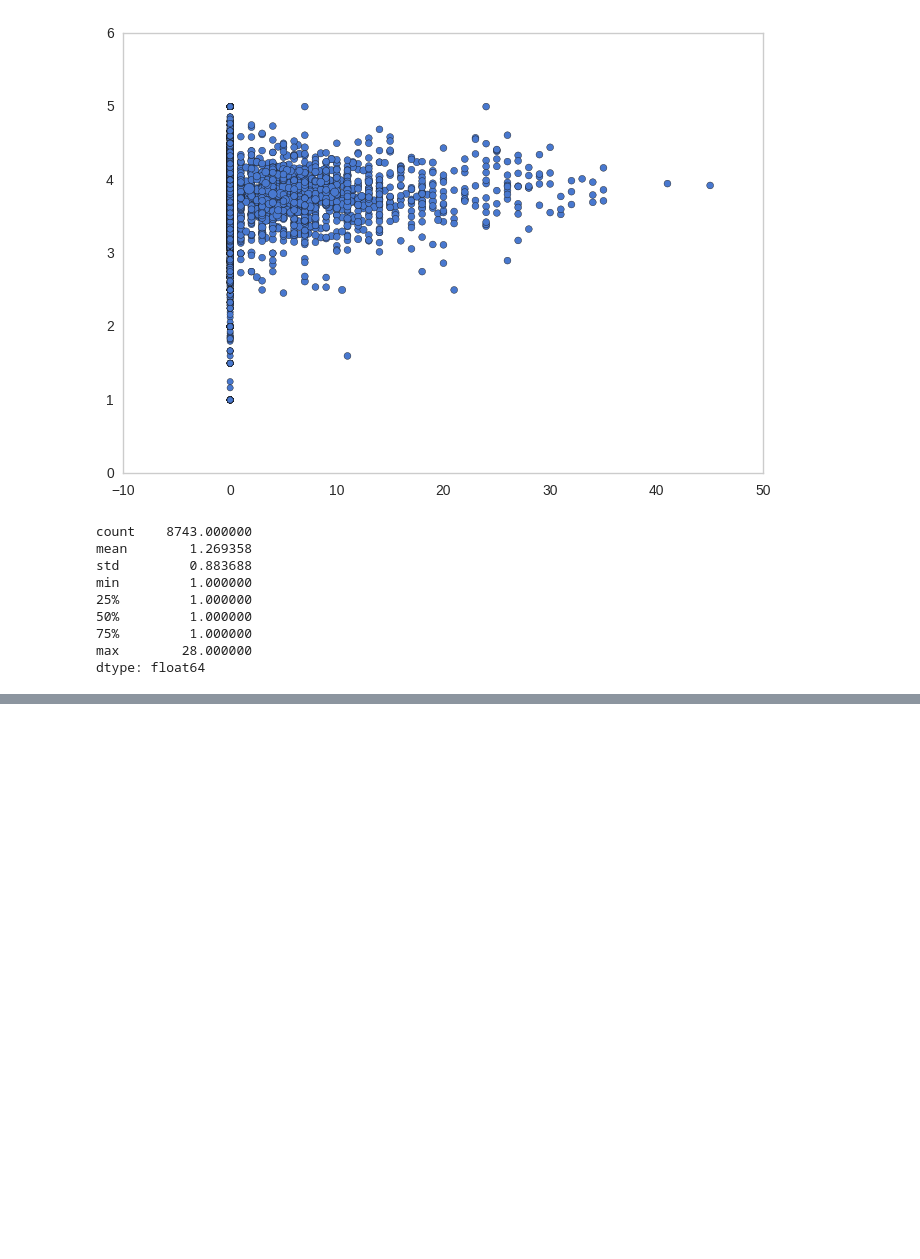
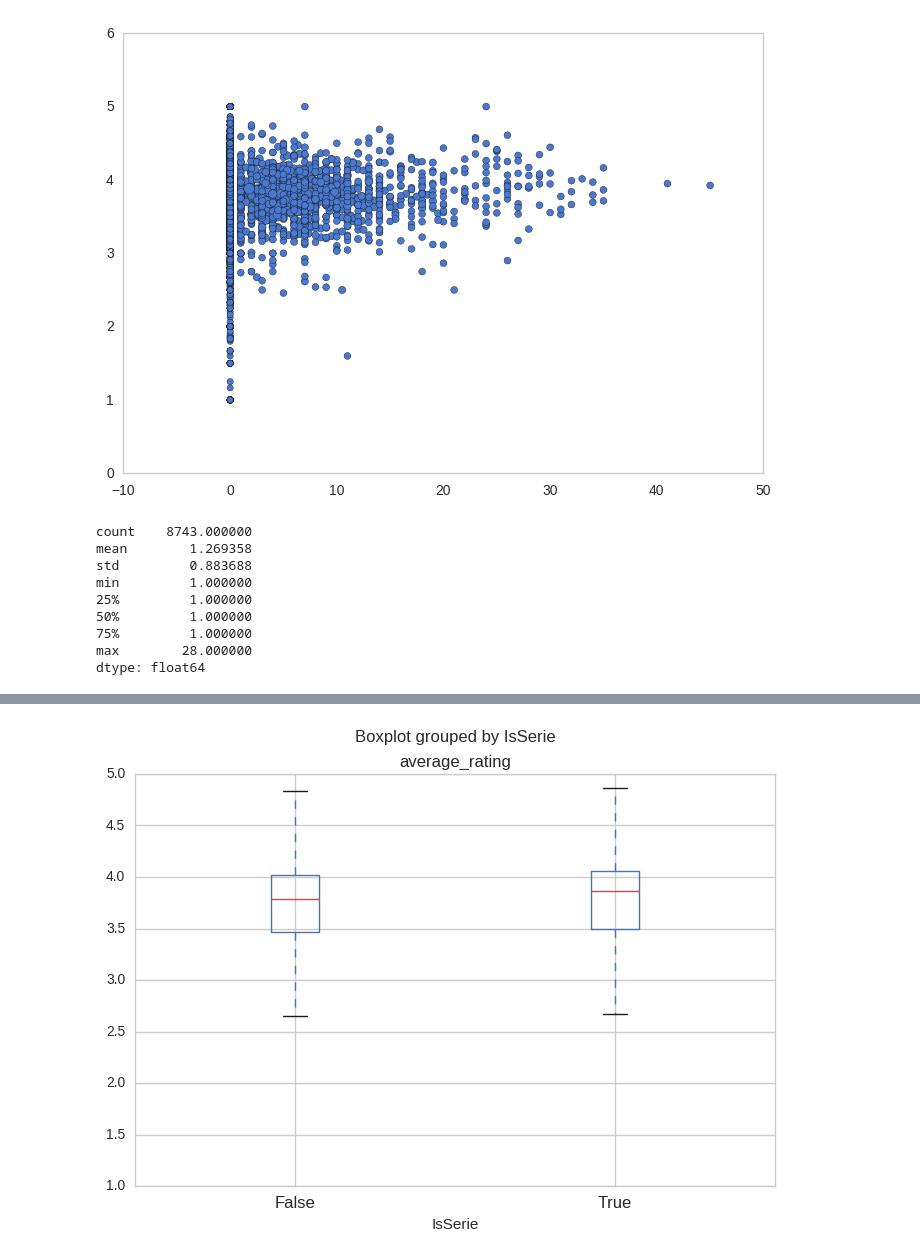
Before and after one commit to klitonandrea/BookRatings, a Jupyter notebook: Story telling with book ratings.ipynb, the cells around one changed output, grey strips where cells are left out. Drawn from its saved outputs; the diff is of its cells as text; code cells hidden in the pictures; blank space fills up the shorter version.

```diff
--- a/Story telling with book ratings.ipynb
+++ b/Story telling with book ratings.ipynb
@@ -503,0 +582,7 @@ ax.spines["left"].set_visible(False)
+# %%
+BookInfo.loc[:, ('IsSerie')] = BookInfo.series.notnull()
+boxpl = BookInfo.boxplot(column='average_rating', by='IsSerie')
+#for item in boxpl.get_xticklabels():
+#    item.set_rotation(90)
+# %% [output]
+[figure, added]
```
Also changed, not shown: parts of 32 cells of this notebook.
